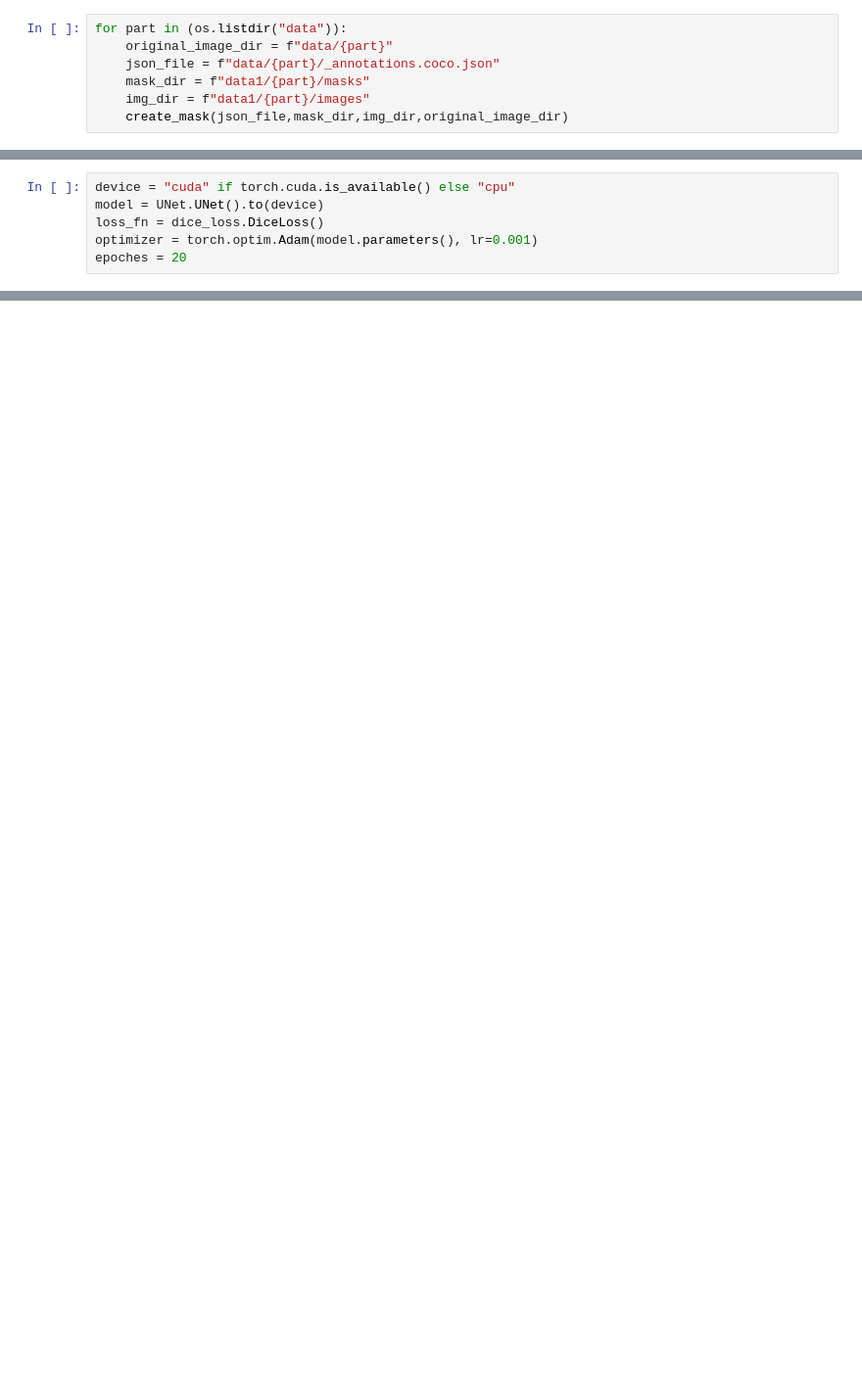
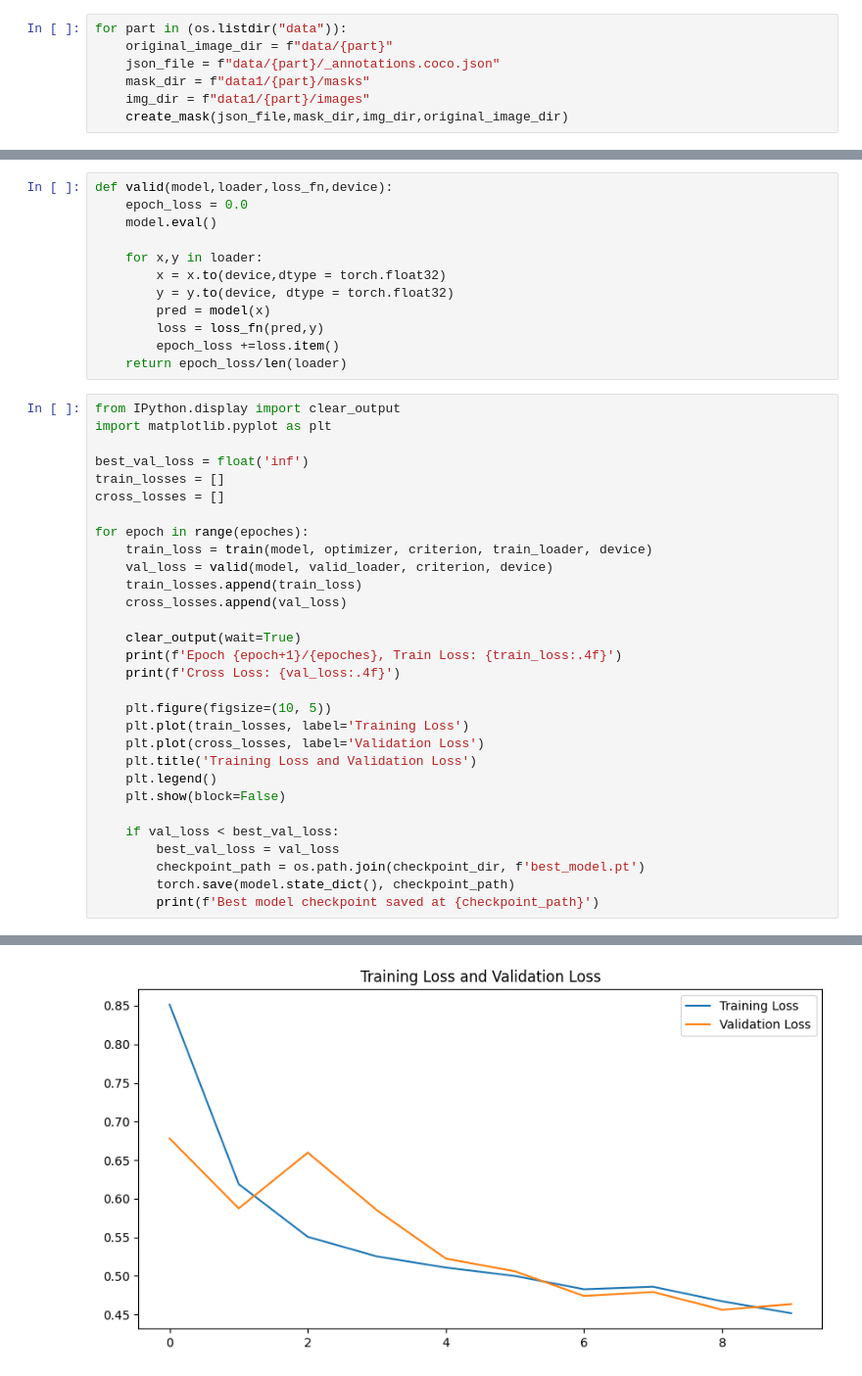
Before and after one commit to kutayturkoglu/A-Deep-Dive-into-Brain-Tumor-Segmentation-with-U-Net-Architecture, a Jupyter notebook: test.ipynb, the cells around one changed output, grey strips where cells are left out. Shown: that part at 98% size. Drawn from its saved outputs; the diff is of its cells as text; blank space fills up the shorter version.

```diff
--- a/test.ipynb
+++ b/test.ipynb
@@ -58,6 +61,0 @@ x.shape , y.shape , type(x) , type(y)
-# %%
-device = "cuda" if torch.cuda.is_available() else "cpu"
-model = UNet.UNet().to(device)
-loss_fn = dice_loss.DiceLoss()
-optimizer = torch.optim.Adam(model.parameters(), lr=0.001)
-epoches = 20
@@ -96,0 +88,43 @@ print('Finished Training')
+# %%
+def valid(model,loader,loss_fn,device):
+    epoch_loss = 0.0
+    model.eval()
+
+    for x,y in loader:
+        x = x.to(device,dtype = torch.float32)
+        y = y.to(device, dtype = torch.float32)
+        pred = model(x)
+        loss = loss_fn(pred,y)
+        epoch_loss +=loss.item()
+    return epoch_loss/len(loader)
+# %%
+from IPython.display import clear_output
+import matplotlib.pyplot as plt
+
+best_val_loss = float('inf')
+train_losses = []
+cross_losses = []
+
+for epoch in range(epoches):
+    train_loss = train(model, optimizer, criterion, train_loader, device)
+    val_loss = valid(model, valid_loader, criterion, device)
+    train_losses.append(train_loss)
+    cross_losses.append(val_loss)
+
+    clear_output(wait=True)
+    print(f'Epoch {epoch+1}/{epoches}, Train Loss: {train_loss:.4f}')
+    print(f'Cross Loss: {val_loss:.4f}')
+
+    plt.figure(figsize=(10, 5))
+    plt.plot(train_losses, label='Training Loss')
+    plt.plot(cross_losses, label='Validation Loss')
+    plt.title('Training Loss and Validation Loss')
+    plt.legend()
+    plt.show(block=False)
+
+    if val_loss < best_val_loss:
+        best_val_loss = val_loss
+        checkpoint_path = os.path.join(checkpoint_dir, f'best_model.pt')
+        torch.save(model.state_dict(), checkpoint_path)
+        print(f'Best model checkpoint saved at {checkpoint_path}')
+# %% [output]
@@ -96,0 +133 @@ print('Finished Training')
+[figure, added]
```
Also changed, not shown: parts of 8 cells of this notebook.
